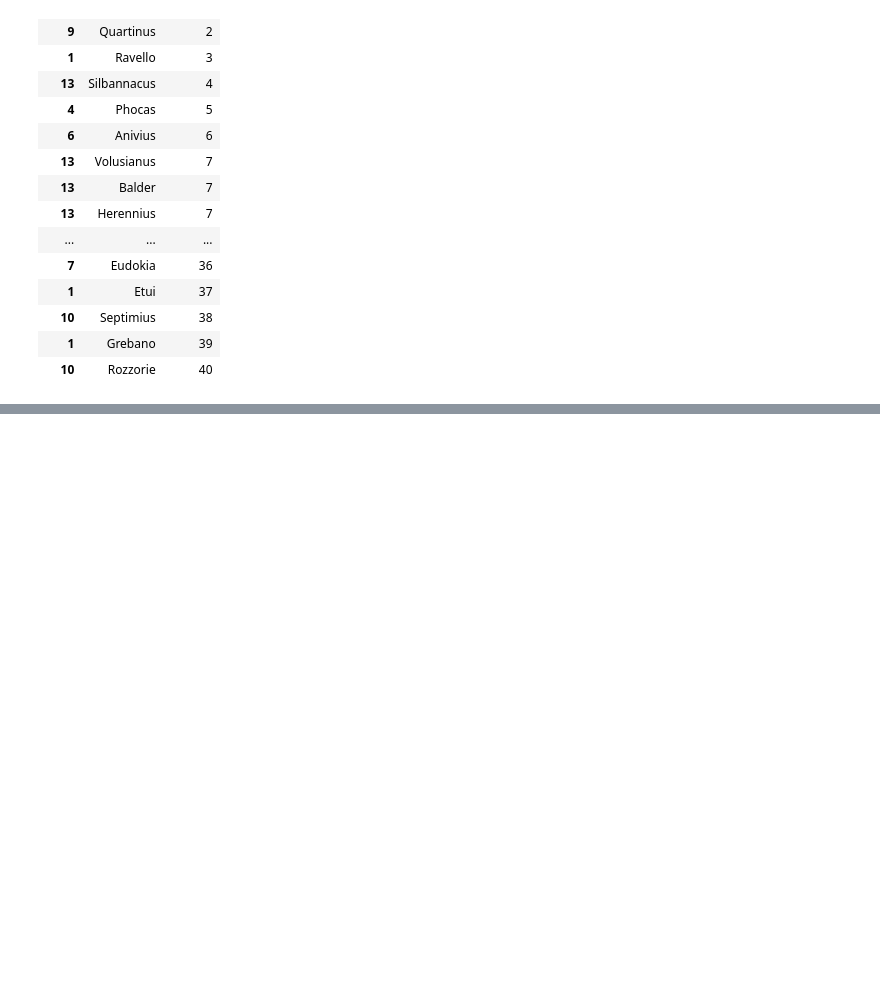
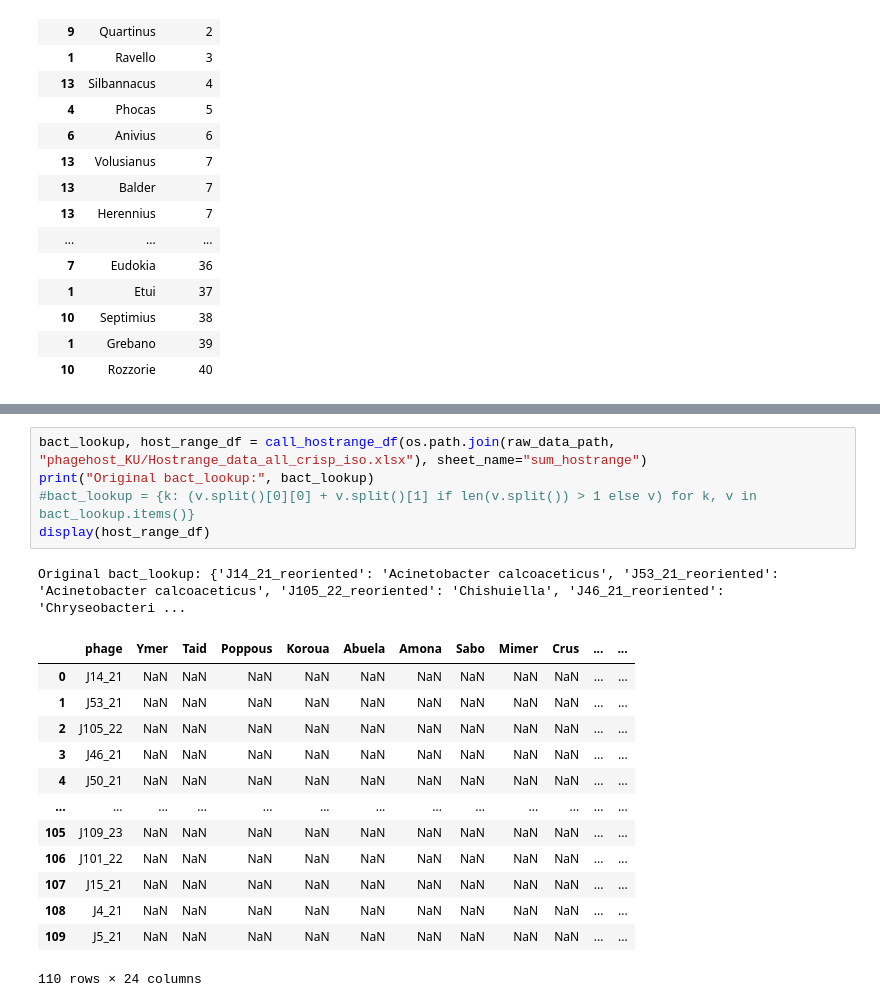
Before and after one commit to azzy72/PredictPhagePPI, a Jupyter notebook: notebooks/phylogeny_and_minhash.ipynb, the cells around one changed output, grey strips where cells are left out. Drawn from its saved outputs; the diff is of its cells as text; blank space fills up the shorter version.

```diff
--- a/notebooks/phylogeny_and_minhash.ipynb
+++ b/notebooks/phylogeny_and_minhash.ipynb
@@ -1423,0 +1450,20 @@ Index(['KU4', 'KU9', 'KU10', 'KU6', 'KU8', 'KU6'], dtype='str', name='label')
+# %%
+bact_lookup, host_range_df = call_hostrange_df(os.path.join(raw_data_path, "phagehost_KU/Hostrange_data_all_crisp_iso.xlsx"), sheet_name="sum_hostrange")
+print("Original bact_lookup:", bact_lookup)
+#bact_lookup = {k: (v.split()[0][0] + v.split()[1] if len(v.split()) > 1 else v) for k, v in bact_lookup.items()}
+display(host_range_df)
+# %% [output]
+Original bact_lookup: {'J14_21_reoriented': 'Acinetobacter calcoaceticus', 'J53_21_reoriented': 'Acinetobacter calcoaceticus', 'J105_22_reoriented': 'Chishuiella', 'J46_21_reoriented': 'Chryseobacteri ...
+|  | phage | Ymer | Taid | Poppous | Koroua | Abuela | Amona | Sabo | Mimer | Crus | ... | ... |
+| 0 | J14_21 | NaN | NaN | NaN | NaN | NaN | NaN | NaN | NaN | NaN | ... | ... |
+| 1 | J53_21 | NaN | NaN | NaN | NaN | NaN | NaN | NaN | NaN | NaN | ... | ... |
+| 2 | J105_22 | NaN | NaN | NaN | NaN | NaN | NaN | NaN | NaN | NaN | ... | ... |
+| 3 | J46_21 | NaN | NaN | NaN | NaN | NaN | NaN | NaN | NaN | NaN | ... | ... |
+| 4 | J50_21 | NaN | NaN | NaN | NaN | NaN | NaN | NaN | NaN | NaN | ... | ... |
+| ... | ... | ... | ... | ... | ... | ... | ... | ... | ... | ... | ... | ... |
+| 105 | J109_23 | NaN | NaN | NaN | NaN | NaN | NaN | NaN | NaN | NaN | ... | ... |
+| 106 | J101_22 | NaN | NaN | NaN | NaN | NaN | NaN | NaN | NaN | NaN | ... | ... |
+| 107 | J15_21 | NaN | NaN | NaN | NaN | NaN | NaN | NaN | NaN | NaN | ... | ... |
+| 108 | J4_21 | NaN | NaN | NaN | NaN | NaN | NaN | NaN | NaN | NaN | ... | ... |
+| 109 | J5_21 | NaN | NaN | NaN | NaN | NaN | NaN | NaN | NaN | NaN | ... | ... |
+110 rows × 24 columns
```
Also changed, not shown: parts of 12 cells of this notebook, 11 other files.
